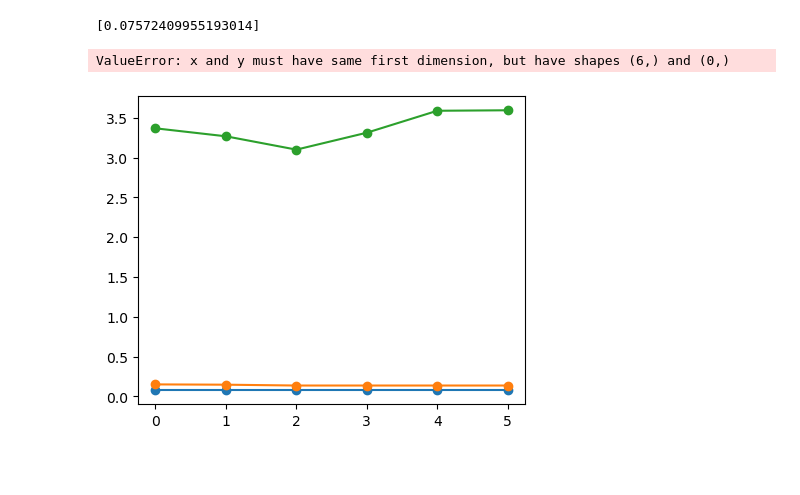
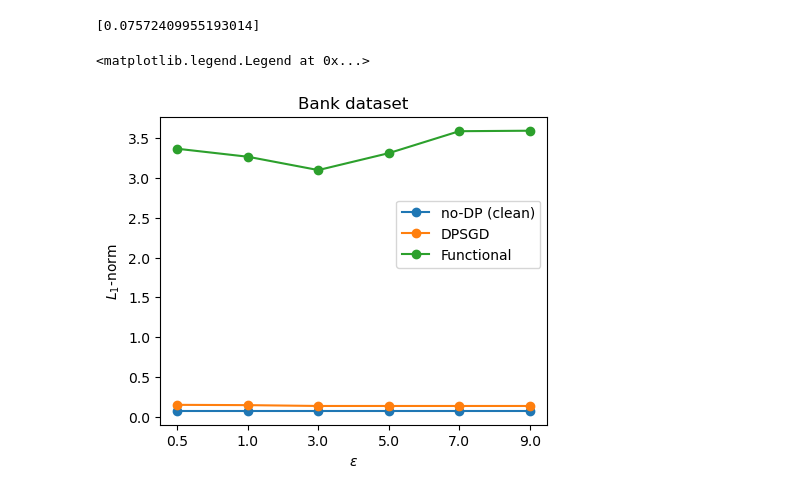
Before and after one commit to khangtran2020/FairDP, a Jupyter notebook: result_plotting.ipynb, the cells around one changed output. Saved outputs shown, nothing was run; the diff lists cells and outputs as text; code cells hidden in the pictures; blank space fills up the shorter version.

```diff
--- a/result_plotting.ipynb
+++ b/result_plotting.ipynb
@@ -819,16 +819,16 @@ disp_clean
 # %%
 plt.plot(range(len(epsilon)), np.ones(len(epsilon))*0.07572409955193014, '-o', label = 'no-DP (clean)')
 plt.plot(range(len(epsilon)), disp_dpsgd, '-o', label = 'DPSGD')
 plt.plot(range(len(epsilon)), disp_func, '-o', label = 'Functional')
-plt.plot(range(len(epsilon)), disp_imp_fairdp, '-*', label = 'FairDP (our)')
+# plt.plot(range(len(epsilon)), disp_imp_fairdp, '-*', label = 'FairDP (our)')
 # plt.plot(range(len(epsilon)), tbound, '--*', label = 'Expected bound')
 # plt.plot(range(len(epsilon)), wbound, '--*', label = 'Worst case bound (0.95)')
 # plt.fill_between(range(len(epsilon)), np.ones(len(epsilon))*0.21288373080166903 - np.array(bbound), np.ones(len(epsilon))*0.21288373080166903 + np.array(bbound), alpha=0.2, label='bellet box')
 plt.ylabel(r'$L_1$-norm')
 plt.xlabel(r'$\epsilon$')
 plt.title('Bank dataset')
 plt.xticks(range(len(epsilon)), epsilon)
 plt.legend(bbox_to_anchor=(1, 0.75))
 # %% [output]
-ValueError: x and y must have same first dimension, but have shapes (6,) and (0,)
+<matplotlib.legend.Legend at 0x...>
-[figure, old version]
+[figure, new version]
```
Also changed, not shown: 1 other file.
